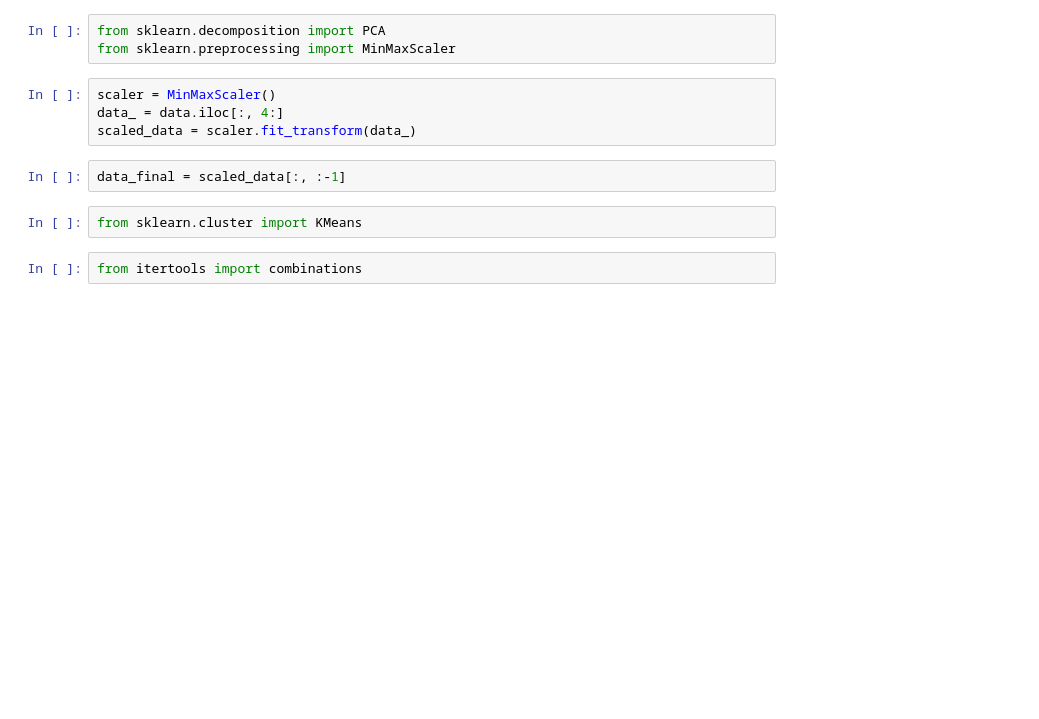
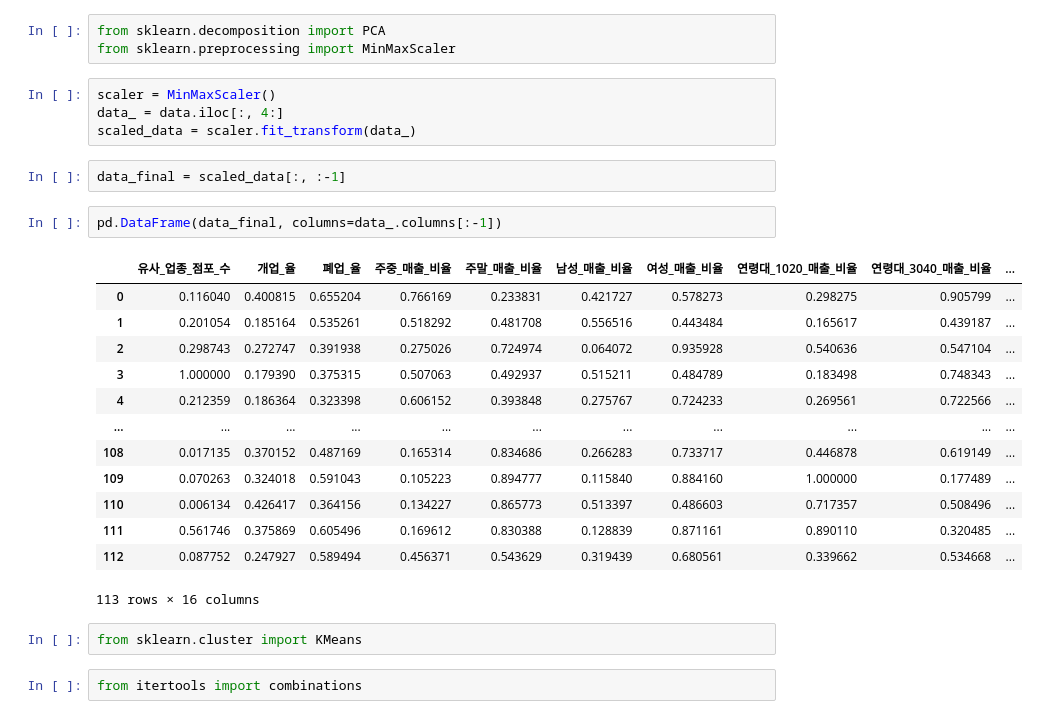
Before and after one commit to kae1128/wadada, a Jupyter notebook: clustering/clustering.ipynb, the cells around one changed output. Cells and saved outputs as stored; diff of their text form; blank space fills up the shorter version.

```diff
--- a/clustering/clustering.ipynb
+++ b/clustering/clustering.ipynb
@@ -18,6 +18,22 @@ data_ = data.iloc[:, 4:]
 scaled_data = scaler.fit_transform(data_)
 # %%
 data_final = scaled_data[:, :-1]
+# %%
+pd.DataFrame(data_final, columns=data_.columns[:-1])
+# %% [output]
+|  | 유사_업종_점포_수 | 개업_율 | 폐업_율 | 주중_매출_비율 | 주말_매출_비율 | 남성_매출_비율 | 여성_매출_비율 | 연령대_1020_매출_비율 | 연령대_3040_매출_비율 | ... |
+| 0 | 0.116040 | 0.400815 | 0.655204 | 0.766169 | 0.233831 | 0.421727 | 0.578273 | 0.298275 | 0.905799 | ... |
+| 1 | 0.201054 | 0.185164 | 0.535261 | 0.518292 | 0.481708 | 0.556516 | 0.443484 | 0.165617 | 0.439187 | ... |
+| 2 | 0.298743 | 0.272747 | 0.391938 | 0.275026 | 0.724974 | 0.064072 | 0.935928 | 0.540636 | 0.547104 | ... |
+| 3 | 1.000000 | 0.179390 | 0.375315 | 0.507063 | 0.492937 | 0.515211 | 0.484789 | 0.183498 | 0.748343 | ... |
+| 4 | 0.212359 | 0.186364 | 0.323398 | 0.606152 | 0.393848 | 0.275767 | 0.724233 | 0.269561 | 0.722566 | ... |
+| ... | ... | ... | ... | ... | ... | ... | ... | ... | ... | ... |
+| 108 | 0.017135 | 0.370152 | 0.487169 | 0.165314 | 0.834686 | 0.266283 | 0.733717 | 0.446878 | 0.619149 | ... |
+| 109 | 0.070263 | 0.324018 | 0.591043 | 0.105223 | 0.894777 | 0.115840 | 0.884160 | 1.000000 | 0.177489 | ... |
+| 110 | 0.006134 | 0.426417 | 0.364156 | 0.134227 | 0.865773 | 0.513397 | 0.486603 | 0.717357 | 0.508496 | ... |
+| 111 | 0.561746 | 0.375869 | 0.605496 | 0.169612 | 0.830388 | 0.128839 | 0.871161 | 0.890110 | 0.320485 | ... |
+| 112 | 0.087752 | 0.247927 | 0.589494 | 0.456371 | 0.543629 | 0.319439 | 0.680561 | 0.339662 | 0.534668 | ... |
+113 rows × 16 columns
 # %%
 from sklearn.cluster import KMeans
 # %%
```
Also changed, not shown: parts of 11 cells of this notebook.
